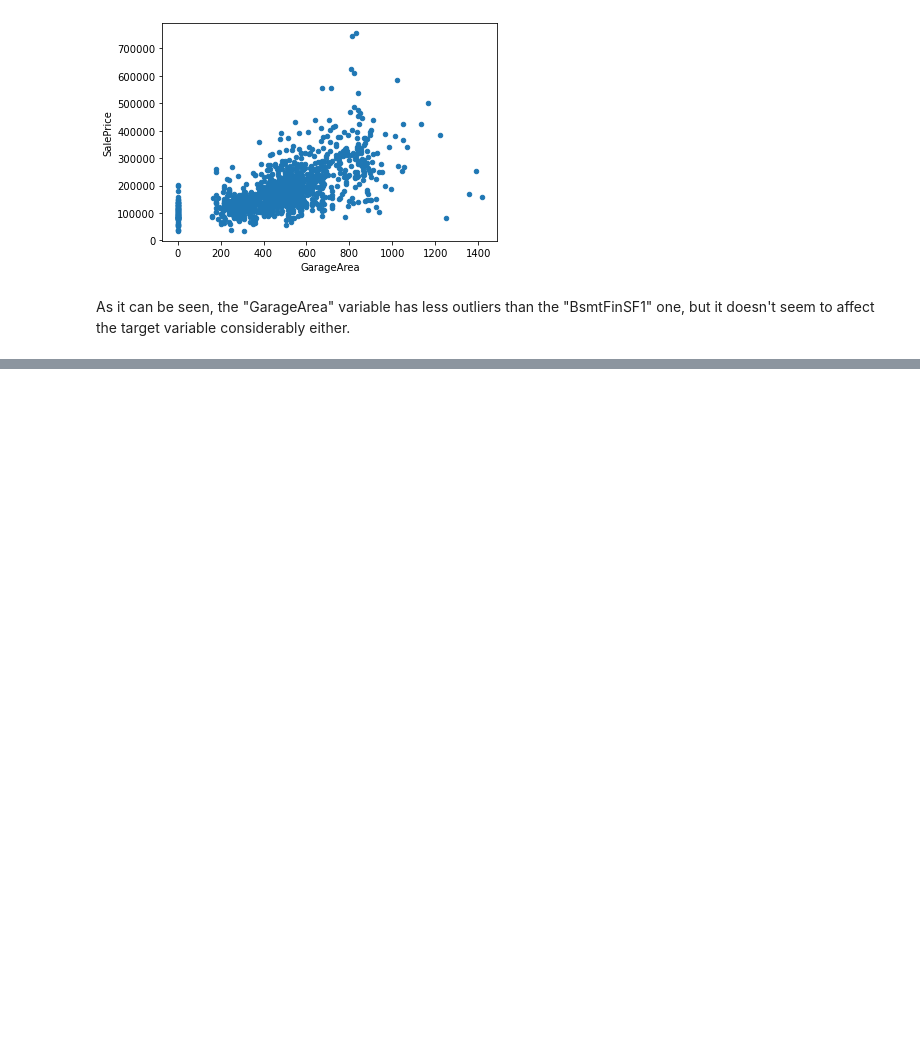
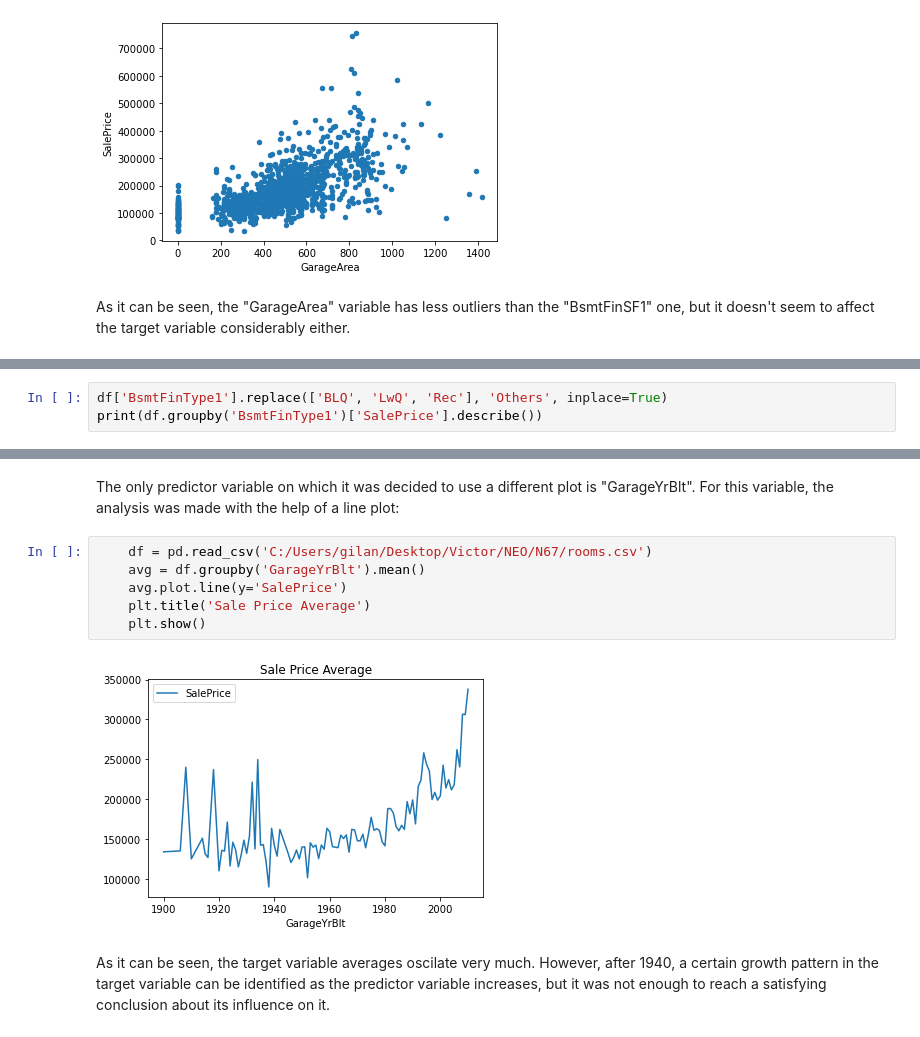
Before and after one commit to neo-empresarial/house_pricing_challenge, a Jupyter notebook: notebooks/1.0-vse-eda-rooms.ipynb, the cells around one changed output, grey strips where cells are left out. Saved outputs shown, nothing was run; the diff lists cells and outputs as text; blank space fills up the shorter version.

```diff
--- a/notebooks/1.0-vse-eda-rooms.ipynb
+++ b/notebooks/1.0-vse-eda-rooms.ipynb
@@ -83,0 +165,3 @@ For the discrete variables, a bar plot was used to analyze their influence in th
+# %%
+df['BsmtFinType1'].replace(['BLQ', 'LwQ', 'Rec'], 'Others', inplace=True)
+print(df.groupby('BsmtFinType1')['SalePrice'].describe())
@@ -83,0 +218,12 @@ For the discrete variables, a bar plot was used to analyze their influence in th
+# %% [markdown]
+The only predictor variable on which it was decided to use a different plot is "GarageYrBlt". For this variable, the analysis was made with the help of a line plot:
+# %%
+    df = pd.read_csv('C:/Users/gilan/Desktop/Victor/NEO/N67/rooms.csv')
+    avg = df.groupby('GarageYrBlt').mean()
+    avg.plot.line(y='SalePrice')
+    plt.title('Sale Price Average')
+    plt.show()
+# %% [output]
+[figure, added]
+# %% [markdown]
+As it can be seen, the target variable averages oscilate very much. However, after 1940, a certain growth pattern in the target variable can be identified as the predictor variable increases, but it was not enough to reach a satisfying conclusion about its influence on it.
```
Also changed, not shown: parts of 23 cells of this notebook.
